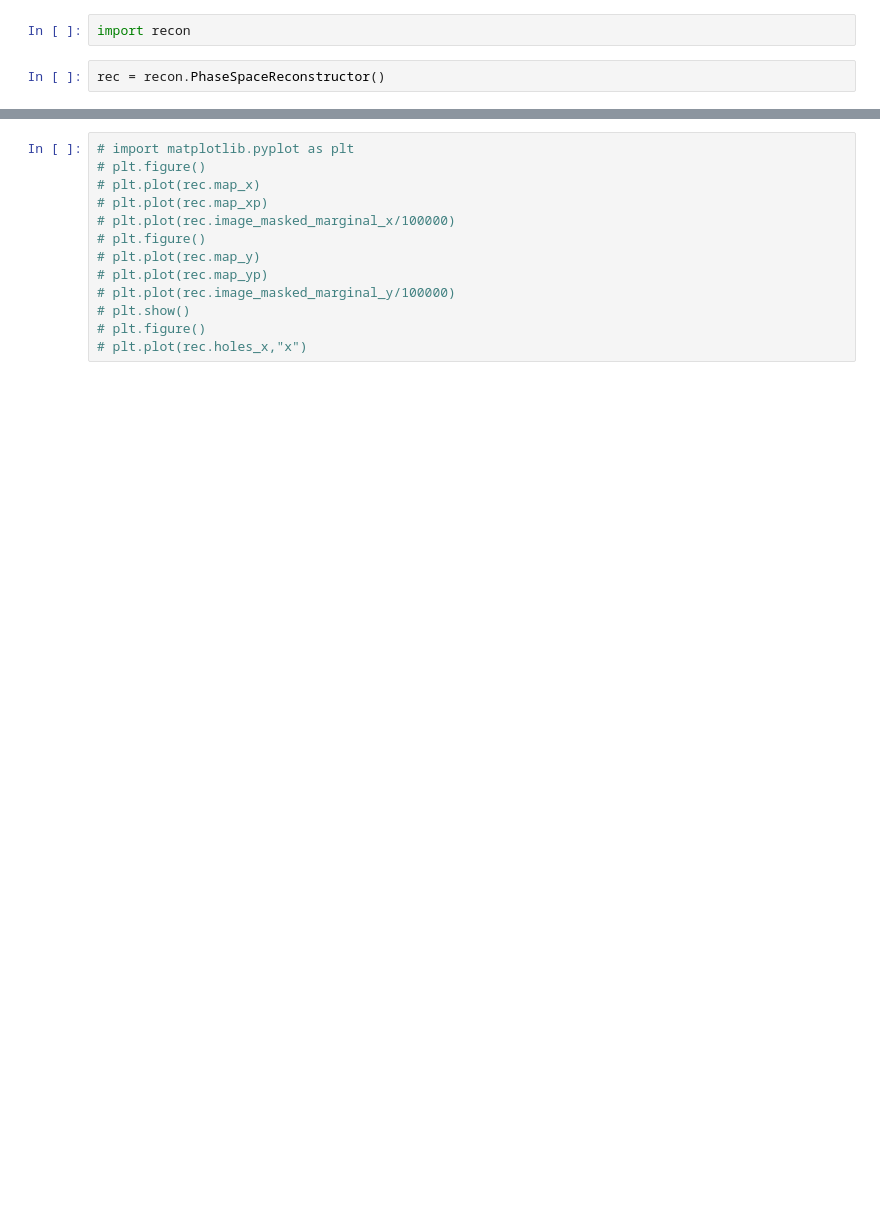
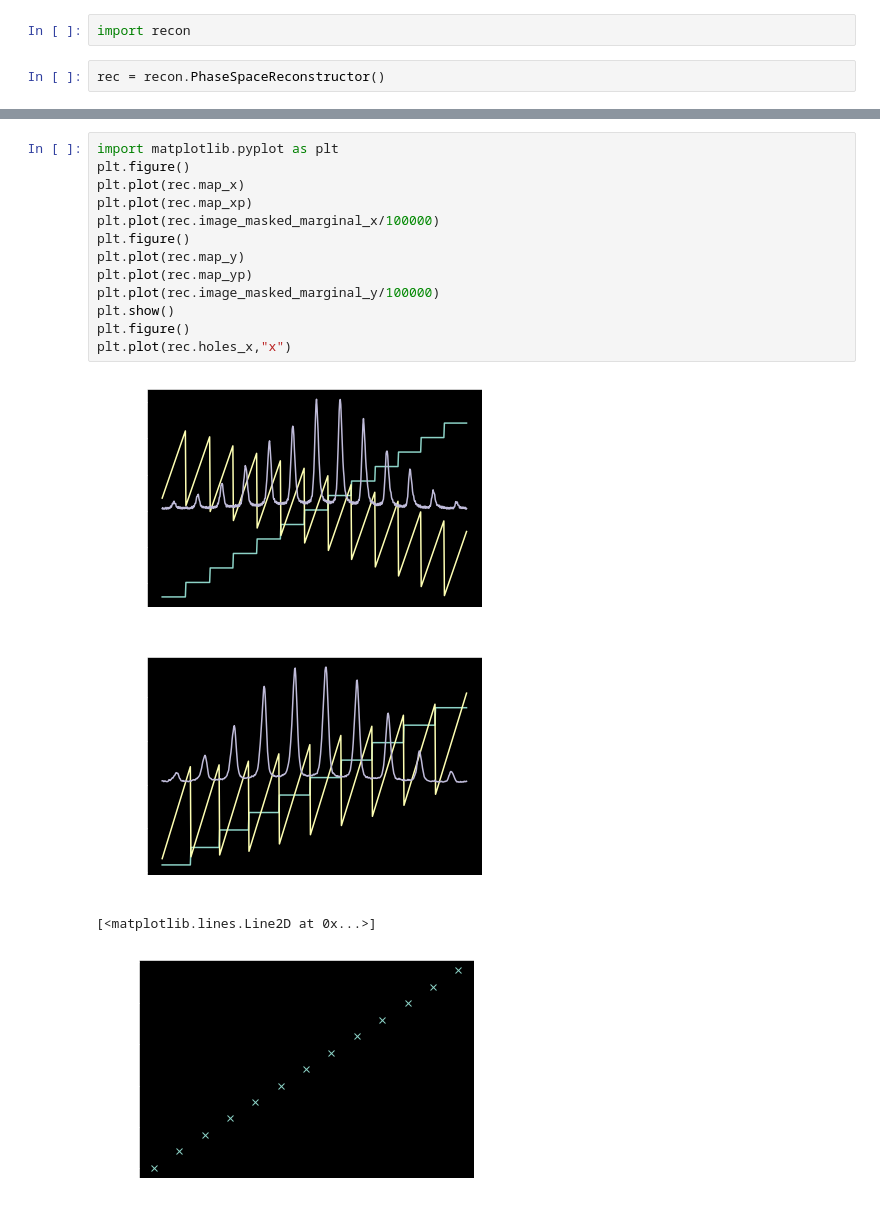
Before and after one commit to HPLegion/PepperpotSim, a Jupyter notebook: Untitled1.ipynb, the cells around one changed output, grey strips where cells are left out. Drawn from its saved outputs; the diff is of its cells as text; blank space fills up the shorter version.

```diff
--- a/Untitled1.ipynb
+++ b/Untitled1.ipynb
@@ -46,13 +45,18 @@ ValueError: setting an array element with a sequence.
 # %%
-# import matplotlib.pyplot as plt
-# plt.figure()
-# plt.plot(rec.map_x)
-# plt.plot(rec.map_xp)
-# plt.plot(rec.image_masked_marginal_x/100000)
-# plt.figure()
-# plt.plot(rec.map_y)
-# plt.plot(rec.map_yp)
-# plt.plot(rec.image_masked_marginal_y/100000)
-# plt.show()
-# plt.figure()
-# plt.plot(rec.holes_x,"x")
+import matplotlib.pyplot as plt
+plt.figure()
+plt.plot(rec.map_x)
+plt.plot(rec.map_xp)
+plt.plot(rec.image_masked_marginal_x/100000)
+plt.figure()
+plt.plot(rec.map_y)
+plt.plot(rec.map_yp)
+plt.plot(rec.image_masked_marginal_y/100000)
+plt.show()
+plt.figure()
+plt.plot(rec.holes_x,"x")
+# %% [output]
+[figure, added]
+[figure, added]
+[<matplotlib.lines.Line2D at 0x...>]
+[figure, added]
```
Also changed, not shown: parts of 3 cells of this notebook, 1 other file.
